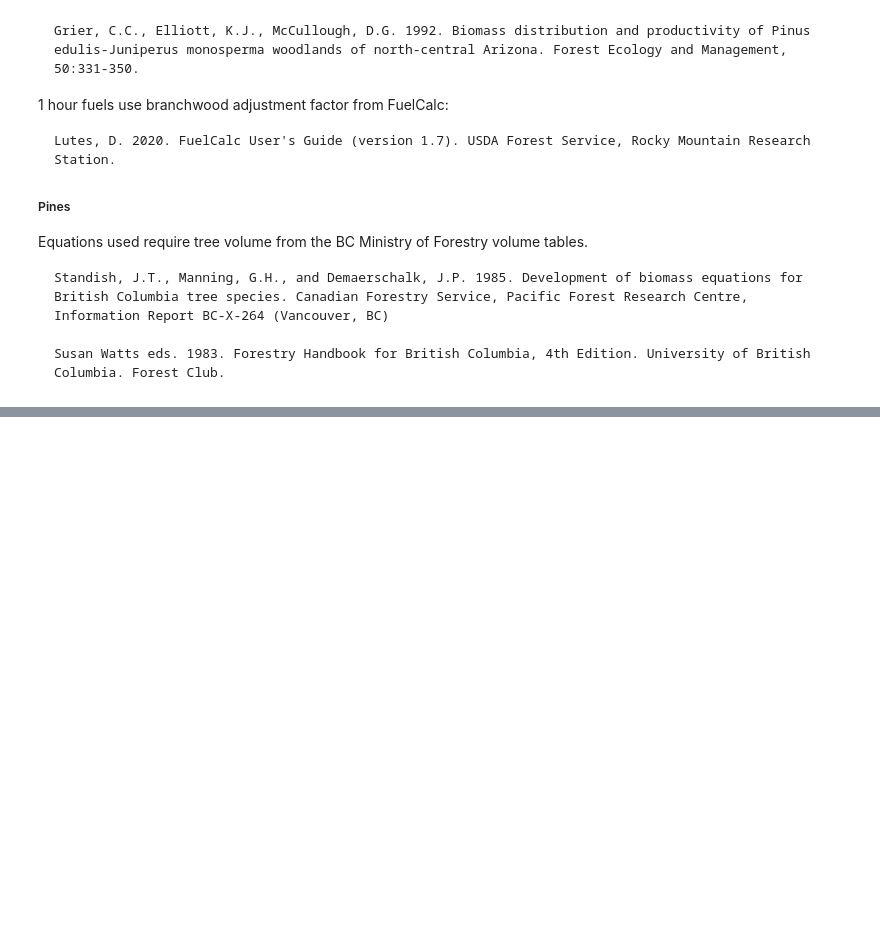
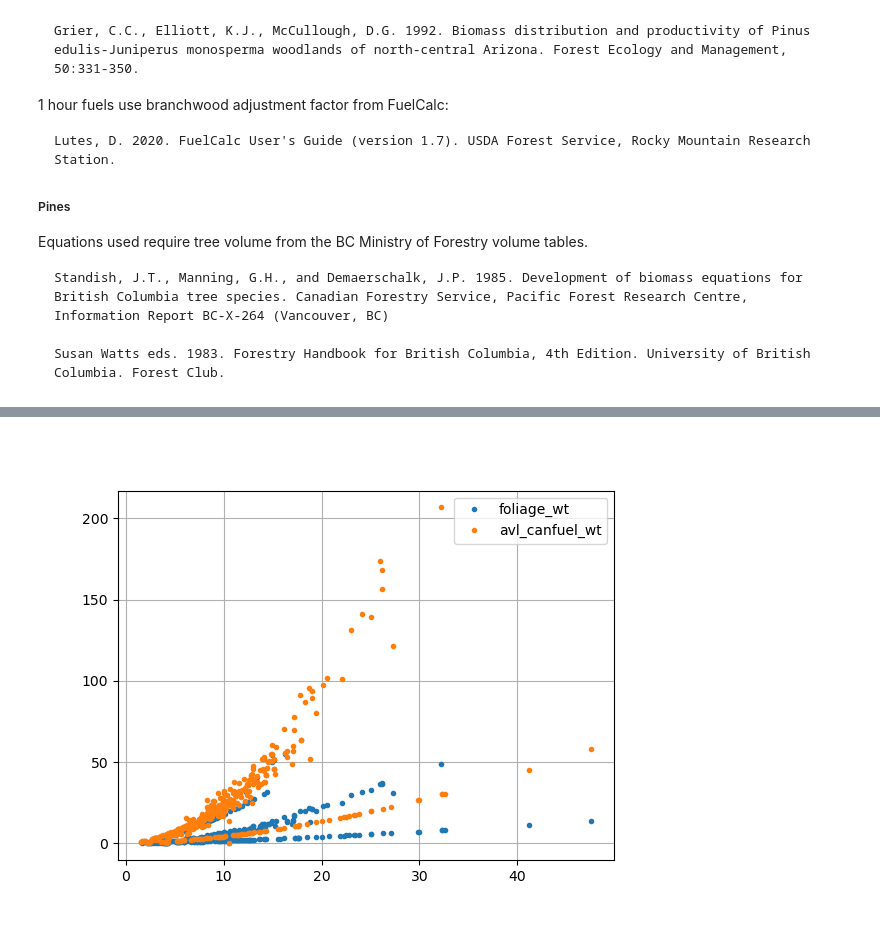
Before and after one commit to SWFireInnovation/biomass, a Jupyter notebook: labs/FtHuachucah_methods.ipynb, the cells around one changed output, grey strips where cells are left out. Drawn from its saved outputs; the diff is of its cells as text; code cells hidden in the pictures; blank space fills up the shorter version.

```diff
--- a/labs/FtHuachucah_methods.ipynb
+++ b/labs/FtHuachucah_methods.ipynb
@@ -137,0 +141,8 @@ wt.calc_biomass('avl_canfuel')
+# %%
+plt.figure()
+plt.plot(df['DBH'], df[['foliage_wt', 'avl_canfuel_wt']], linestyle='', marker='.')
+
+plt.legend(['foliage_wt', 'avl_canfuel_wt'])
+plt.grid('on')
+# %% [output]
+[figure, added]
```
Also changed, not shown: parts of 5 cells of this notebook, 1 other file.
